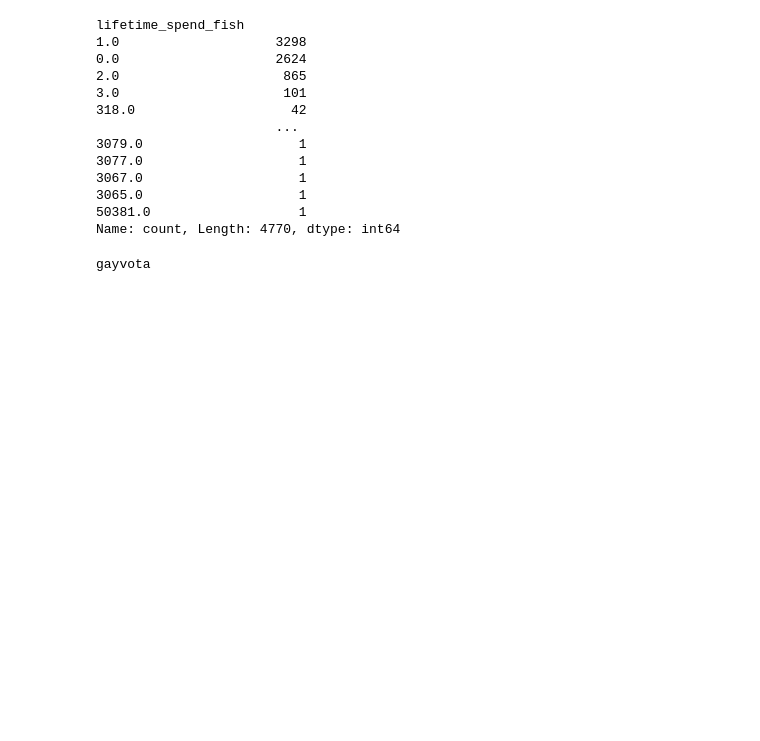
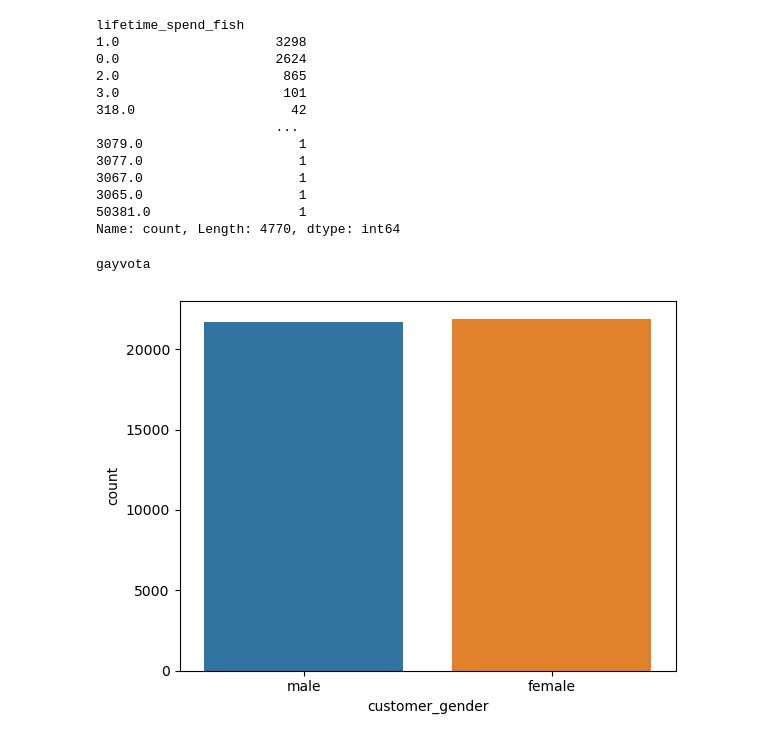
Before and after one commit to JoaoF7/Project-ML, a Jupyter notebook: Untitled-1.ipynb, the cells around one changed output. Saved outputs shown, nothing was run; the diff lists cells and outputs as text; code cells hidden in the pictures; blank space fills up the shorter version.

```diff
--- a/Untitled-1.ipynb
+++ b/Untitled-1.ipynb
@@ -91,3 +91,8 @@ Name: count, Length: 4770, dtype: int64
 print('gayvota')
 # %% [output]
 gayvota
+# %%
+sns.countplot(x='customer_gender', data=customer_info)
+plt.show()
+# %% [output]
+[figure, added]
```
Also changed, not shown: parts of 7 cells of this notebook.
